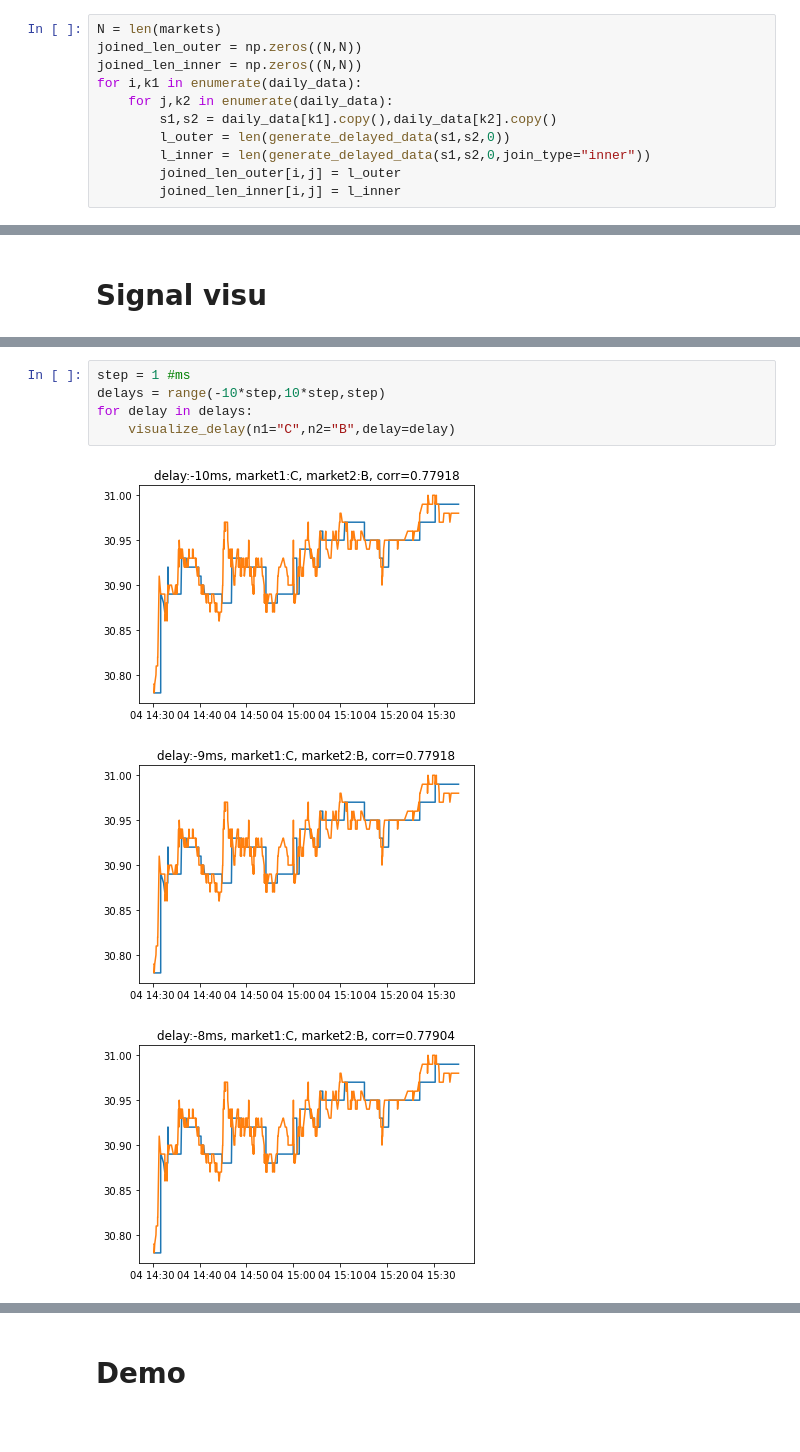
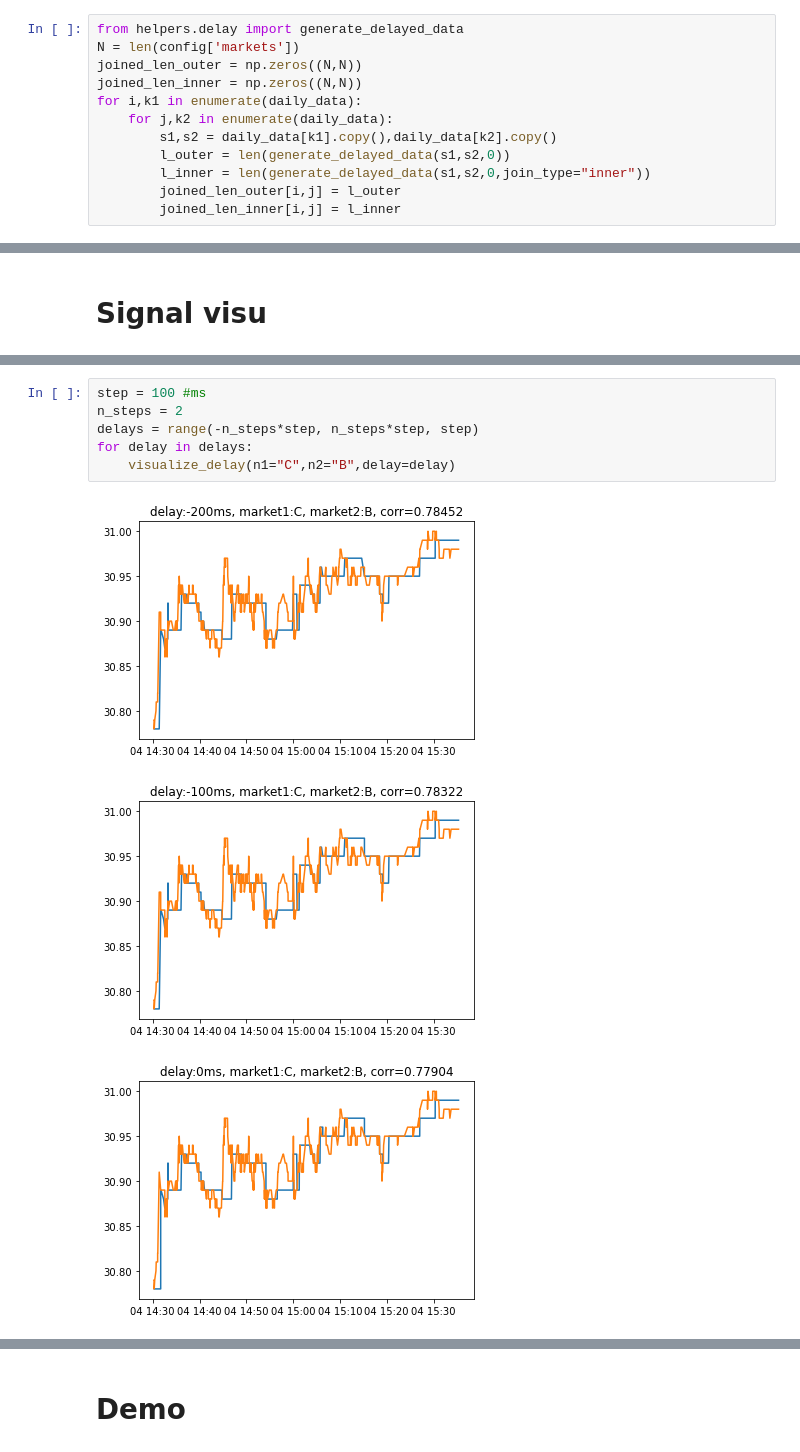
Before and after one commit to giordano-lucas/exchange-price-propagation, a Jupyter notebook: Data exploration.ipynb, the cells around one changed output, grey strips where cells are left out. Cells and saved outputs as stored; diff of their text form.

```diff
--- a/Data exploration.ipynb
+++ b/Data exploration.ipynb
@@ -37,5 +35,6 @@ save_plot(fig, "nb_transaction_per_exchange")
 # %%
-N = len(markets)
+from helpers.delay import generate_delayed_data
+N = len(config['markets'])
 joined_len_outer = np.zeros((N,N))
 joined_len_inner = np.zeros((N,N))
 for i,k1 in enumerate(daily_data):
@@ -94,9 +84,10 @@ def visualize_delay(n1,n2,delay,n_samples=1000):
 # %%
-step = 1 #ms
-delays = range(-10*step,10*step,step)
+step = 100 #ms
+n_steps = 2
+delays = range(-n_steps*step, n_steps*step, step)
 for delay in delays:
     visualize_delay(n1="C",n2="B",delay=delay)
 # %% [output]
-[figure, old version]
+[figure, new version]
-[figure, old version]
+[figure, new version]
-[figure, old version]
+[figure, new version]
```
Also changed, not shown: parts of 12 cells of this notebook, 6 other files.
